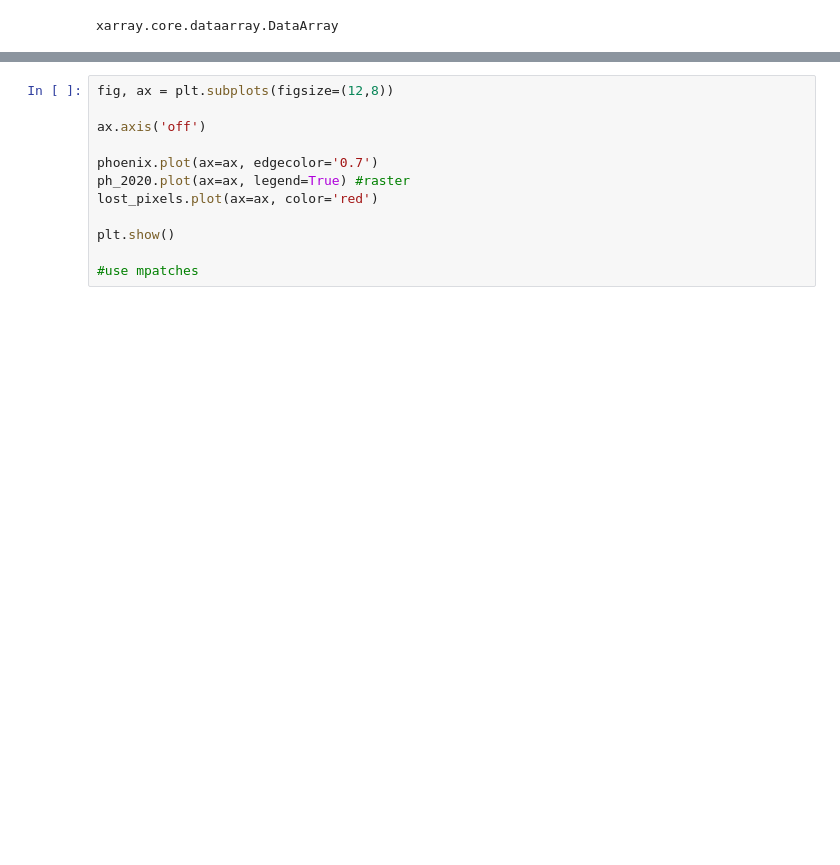
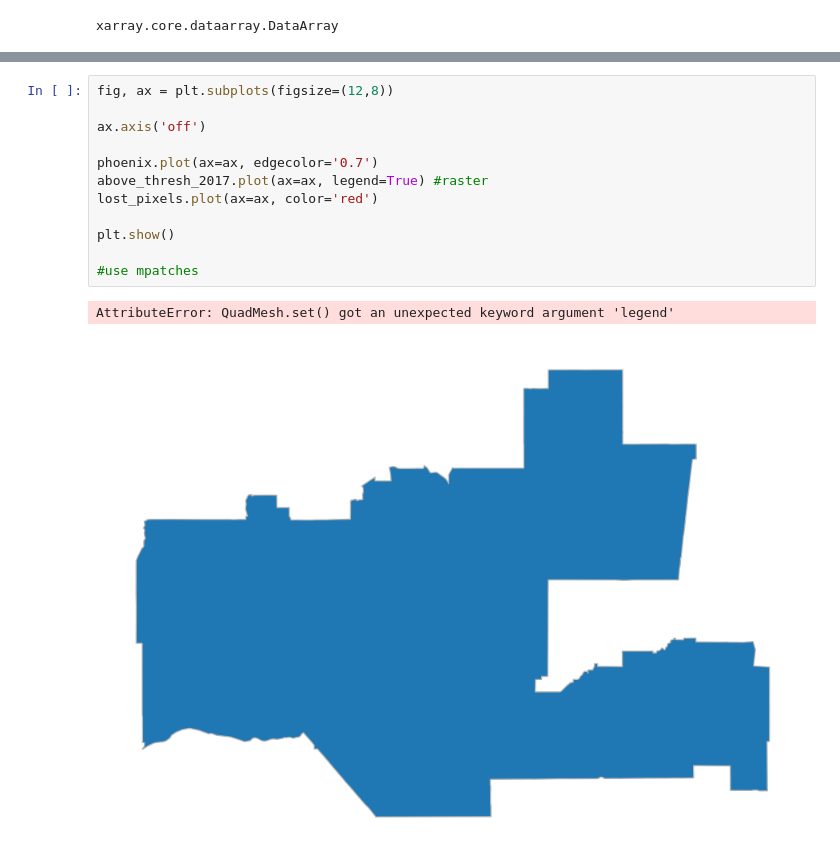
Before and after one commit to kateebeckerr/biodiversity_index_phoenix, a Jupyter notebook: phoenix_biodiversity.ipynb, the cells around one changed output, grey strips where cells are left out. Saved outputs shown, nothing was run; the diff lists cells and outputs as text; blank space fills up the shorter version.

```diff
--- a/phoenix_biodiversity.ipynb
+++ b/phoenix_biodiversity.ipynb
@@ -213,12 +280,15 @@ lost_pixels.plot() #i want to plot this and plot phoenix shapefile
 # %%
 fig, ax = plt.subplots(figsize=(12,8))
 
 ax.axis('off')
 
 phoenix.plot(ax=ax, edgecolor='0.7')
-ph_2020.plot(ax=ax, legend=True) #raster
+above_thresh_2017.plot(ax=ax, legend=True) #raster
 lost_pixels.plot(ax=ax, color='red')
 
 plt.show()
 
 #use mpatches
+# %% [output]
+AttributeError: QuadMesh.set() got an unexpected keyword argument 'legend'
+[figure, added]
```
Also changed, not shown: parts of 18 cells of this notebook.
